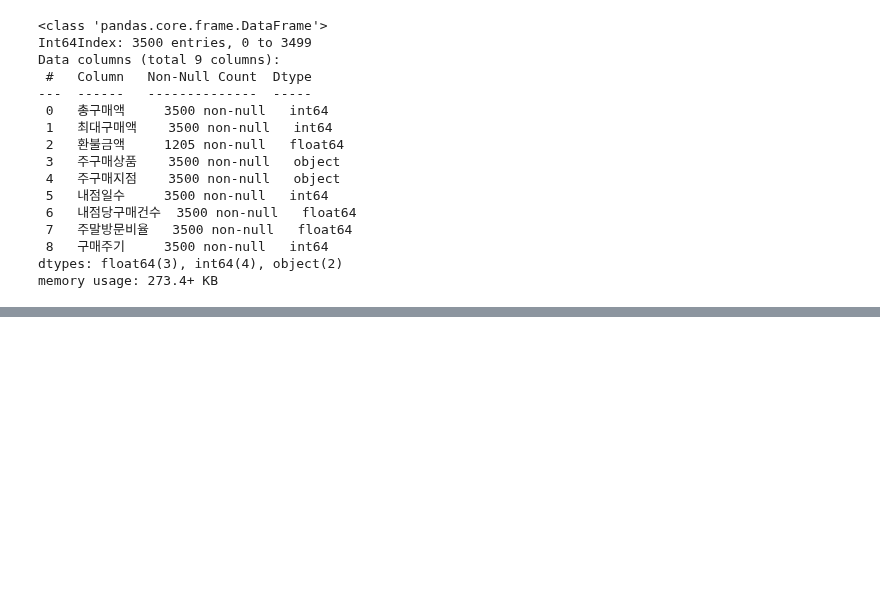
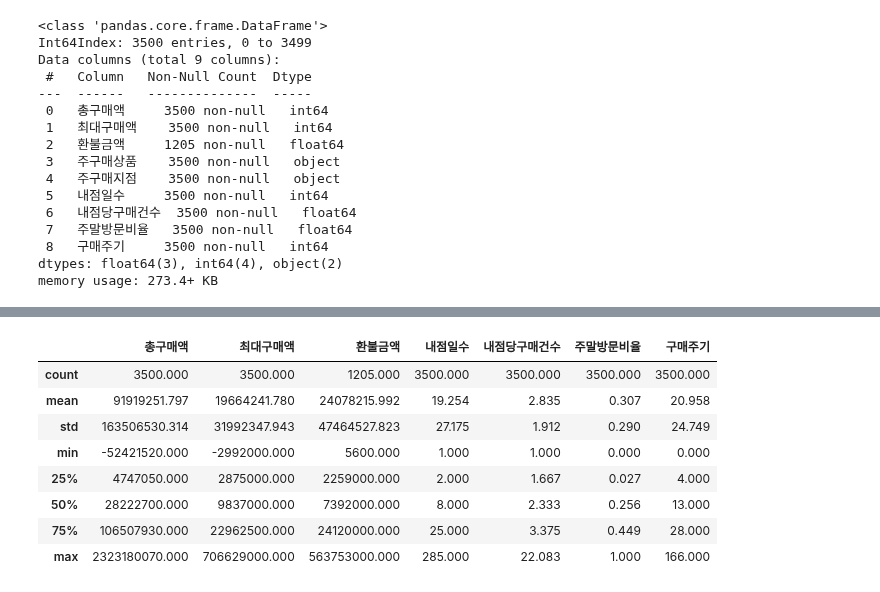
Before and after one commit to iss760/machine-learning, a Jupyter notebook: certification/practical_type02.ipynb, the cells around one changed output, grey strips where cells are left out. Drawn from its saved outputs; the diff is of its cells as text; code cells hidden in the pictures; blank space fills up the shorter version.

```diff
--- a/certification/practical_type02.ipynb
+++ b/certification/practical_type02.ipynb
@@ -53,0 +98,14 @@ plt.show()
+# %%
+# 통계치 확인
+pd.options.display.float_format = "{:.3f}".format
+X_train.describe()
+# %% [output]
+|  | 총구매액 | 최대구매액 | 환불금액 | 내점일수 | 내점당구매건수 | 주말방문비율 | 구매주기 |
+| count | 3500.000 | 3500.000 | 1205.000 | 3500.000 | 3500.000 | 3500.000 | 3500.000 |
+| mean | 91919251.797 | 19664241.780 | 24078215.992 | 19.254 | 2.835 | 0.307 | 20.958 |
+| std | 163506530.314 | 31992347.943 | 47464527.823 | 27.175 | 1.912 | 0.290 | 24.749 |
+| min | -52421520.000 | -2992000.000 | 5600.000 | 1.000 | 1.000 | 0.000 | 0.000 |
+| 25% | 4747050.000 | 2875000.000 | 2259000.000 | 2.000 | 1.667 | 0.027 | 4.000 |
+| 50% | 28222700.000 | 9837000.000 | 7392000.000 | 8.000 | 2.333 | 0.256 | 13.000 |
+| 75% | 106507930.000 | 22962500.000 | 24120000.000 | 25.000 | 3.375 | 0.449 | 28.000 |
+| max | 2323180070.000 | 706629000.000 | 563753000.000 | 285.000 | 22.083 | 1.000 | 166.000 |
```
Also changed, not shown: parts of 22 cells of this notebook.
